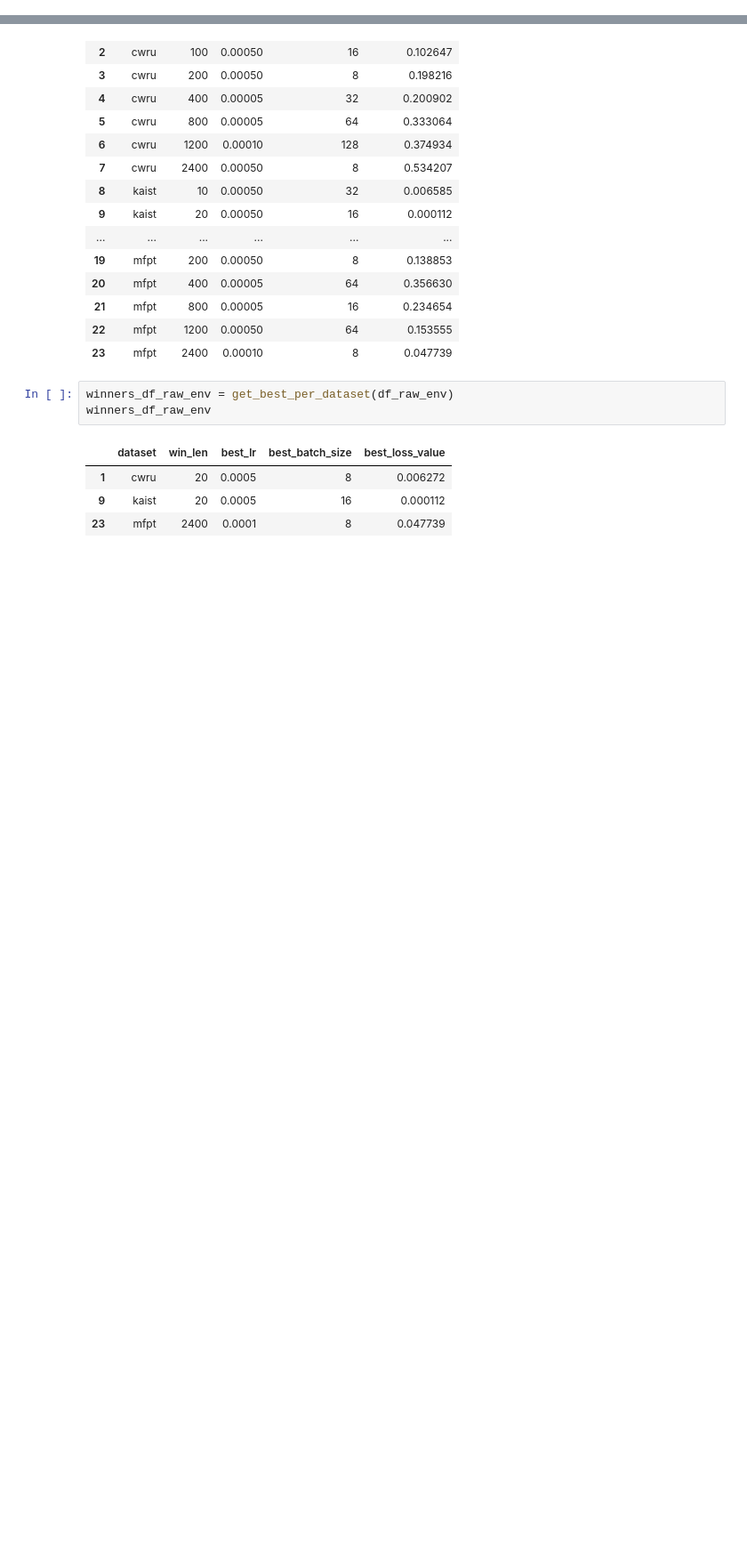
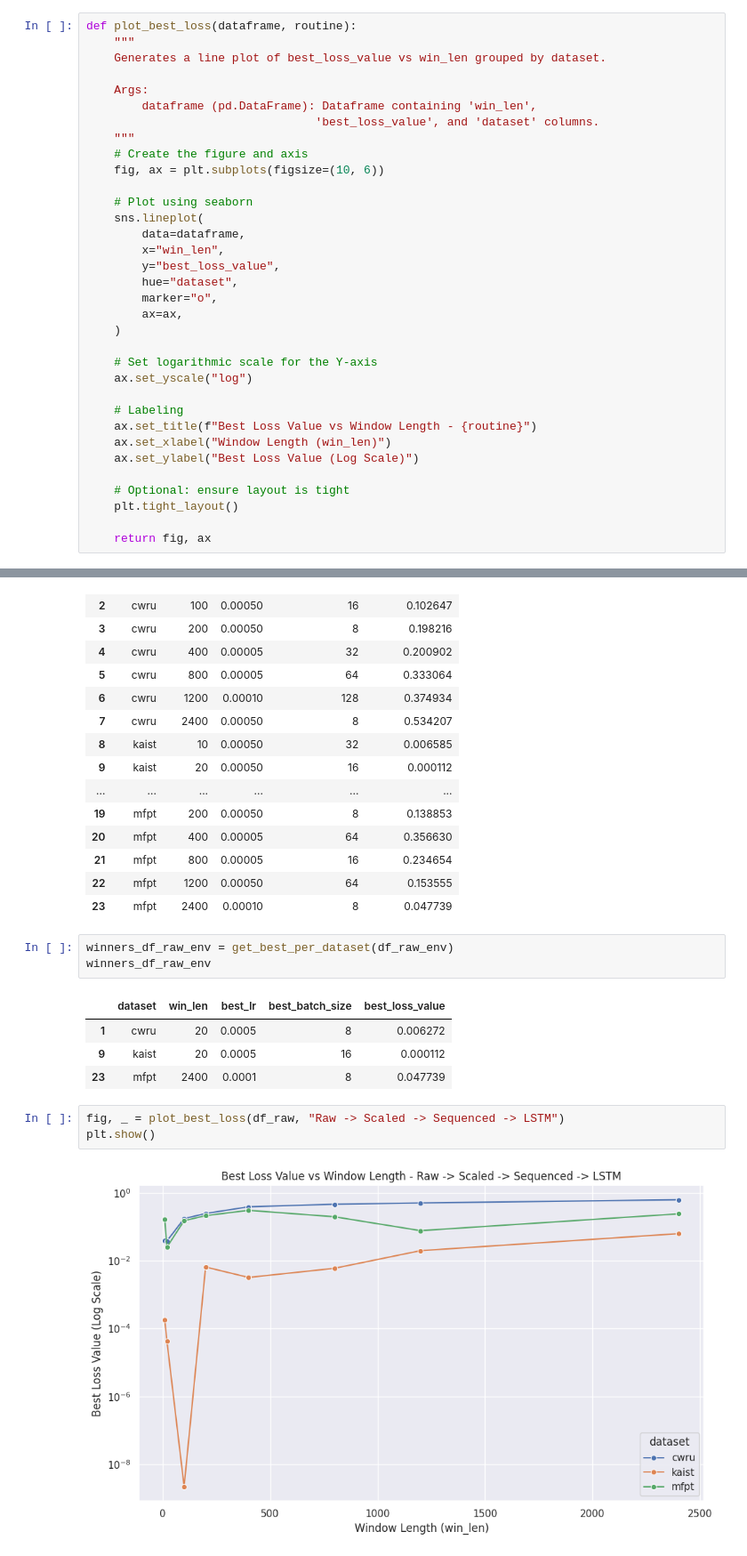
Before and after one commit to amirberenji1995/RepresentationCentricTL, a Jupyter notebook: experiments/lstm_win_analysis/results_checking.ipynb, the cells around one changed output, grey strips where cells are left out. Shown at 89% size. Drawn from its saved outputs; the diff is of its cells as text; blank space fills up the shorter version.

Commit message:
plotting best loss for window lenghts - LSTM routines

```diff
--- a/experiments/lstm_win_analysis/results_checking.ipynb
+++ b/experiments/lstm_win_analysis/results_checking.ipynb
@@ -47,6 +49,40 @@ def get_best_per_dataset(df):
     best_rows = df.loc[df.groupby("dataset")["best_loss_value"].idxmin()]
 
     return best_rows.sort_values("dataset")
+# %%
+def plot_best_loss(dataframe, routine):
+    """
+    Generates a line plot of best_loss_value vs win_len grouped by dataset.
+
+    Args:
+        dataframe (pd.DataFrame): Dataframe containing 'win_len',
+                                 'best_loss_value', and 'dataset' columns.
+    """
+    # Create the figure and axis
+    fig, ax = plt.subplots(figsize=(10, 6))
+
+    # Plot using seaborn
+    sns.lineplot(
+        data=dataframe,
+        x="win_len",
+        y="best_loss_value",
+        hue="dataset",
+        marker="o",
+        ax=ax,
+    )
+
+    # Set logarithmic scale for the Y-axis
+    ax.set_yscale("log")
+
+    # Labeling
+    ax.set_title(f"Best Loss Value vs Window Length - {routine}")
+    ax.set_xlabel("Window Length (win_len)")
+    ax.set_ylabel("Best Loss Value (Log Scale)")
+
+    # Optional: ensure layout is tight
+    plt.tight_layout()
+
+    return fig, ax
 # %%
 diction_raw = load_best_params_lookup("best_params_raw_scaled_sequenced_lstm.jsonl")
 diction_raw_env = load_best_params_lookup("best_params_raw_env_scaled_sequenced_lstm.jsonl")
@@ -108,3 +144,8 @@ winners_df_raw_env
 | 1 | cwru | 20 | 0.0005 | 8 | 0.006272 |
 | 9 | kaist | 20 | 0.0005 | 16 | 0.000112 |
 | 23 | mfpt | 2400 | 0.0001 | 8 | 0.047739 |
+# %%
+fig, _ = plot_best_loss(df_raw, "Raw -> Scaled -> Sequenced -> LSTM")
+plt.show()
+# %% [output]
+[figure, added]
```
Also changed, not shown: parts of 2 cells of this notebook.
